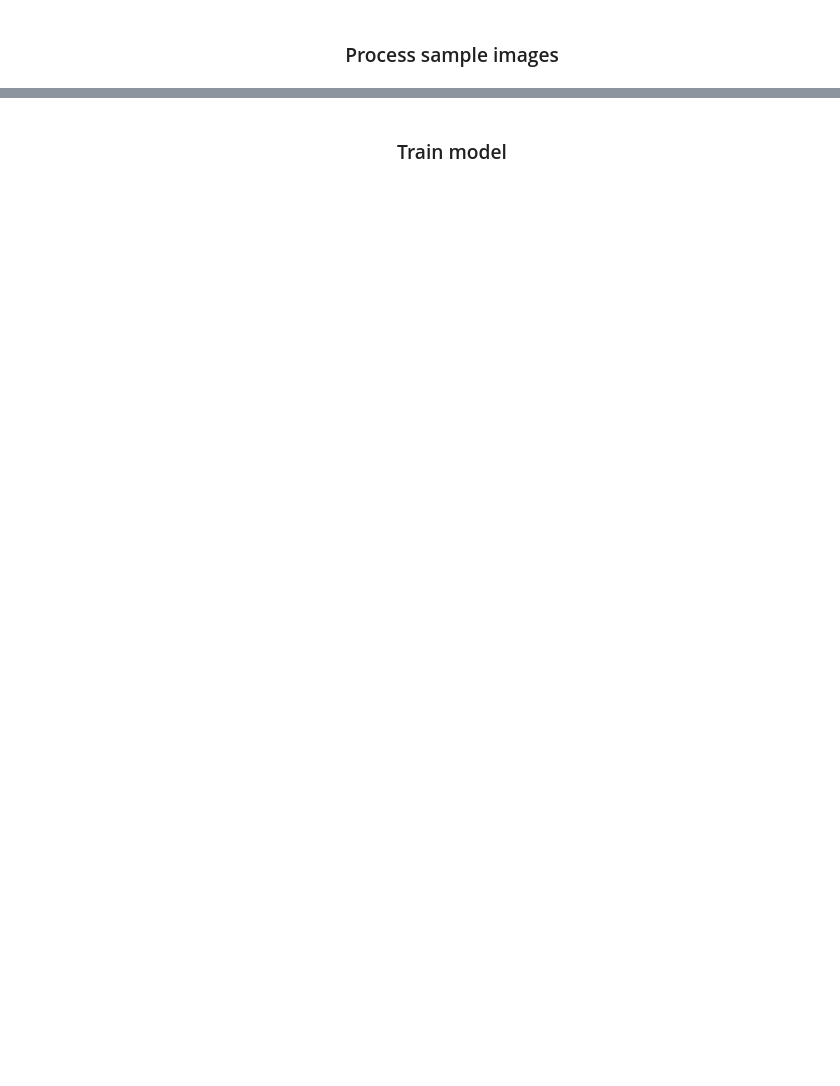
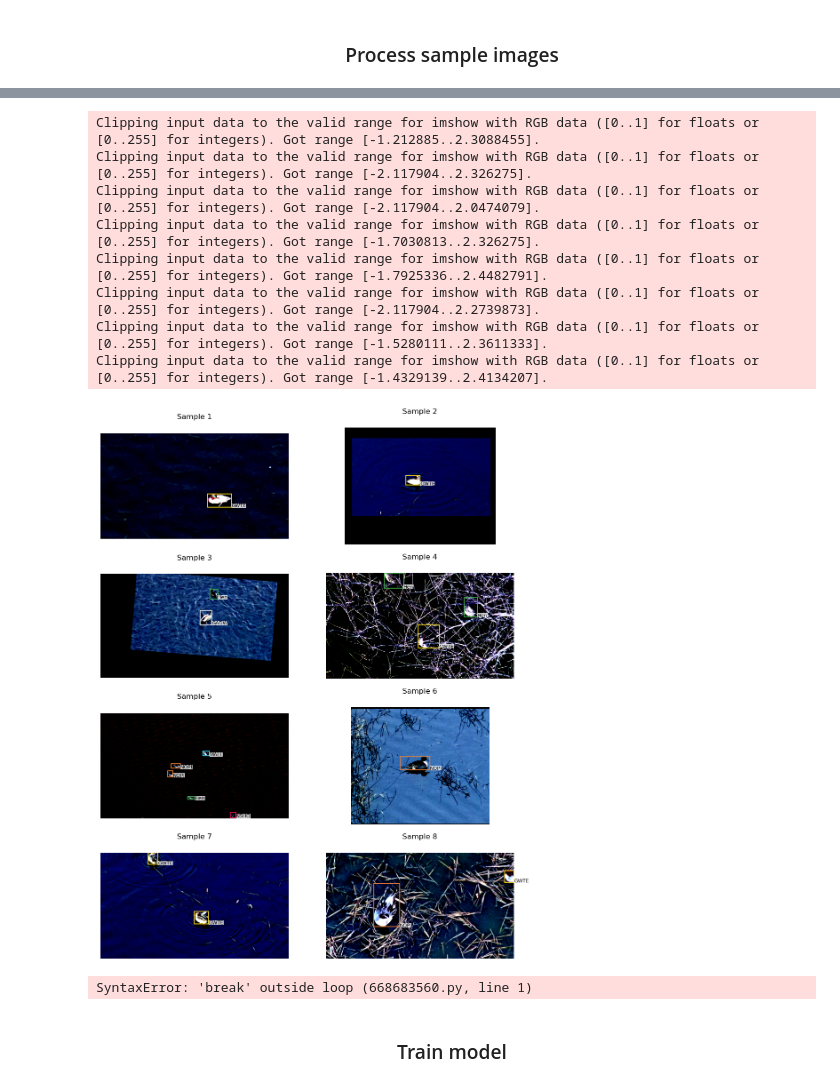
Before and after one commit to mkmitchell/DuckNet, a Jupyter notebook: supplemental/PackageExporter.ipynb, the cells around one changed output, grey strips where cells are left out. Cells and saved outputs as stored; diff of their text form; code cells hidden in the pictures; blank space fills up the shorter version.

```diff
--- a/supplemental/PackageExporter.ipynb
+++ b/supplemental/PackageExporter.ipynb
@@ -111,0 +236,2 @@ output {'boxes': tensor([[ 68.5479, 184.3041,  90.7941, 207.2784],
+# %%
+sample_dataloader = datasets.create_dataloader(sample_dataset, batch_size = 8, shuffle = True)
@@ -112,2 +242,26 @@ output {'boxes': tensor([[ 68.5479, 184.3041,  90.7941, 207.2784],
+# %%
+# Plot the all samples from batch in a grid of subplots.
+plt.figure(figsize = (12, 32))
+for i in range(8):
+    ax = plt.subplot(8, 2, 1 + i)
+    plot_detections(images[i], targets[i]['boxes'], targets[i]['labels'], ax = ax)
+    plt.axis('off')
+    plt.title(f"Sample {i + 1}")
+
+plt.show()
+# %% [output]
+Clipping input data to the valid range for imshow with RGB data ([0..1] for floats or [0..255] for integers). Got range [-1.212885..2.3088455].
+Clipping input data to the valid range for imshow with RGB data ([0..1] for floats or [0..255] for integers). Got range [-2.117904..2.326275].
+Clipping input data to the valid range for imshow with RGB data ([0..1] for floats or [0..255] for integers). Got range [-2.117904..2.0474079].
+Clipping input data to the valid range for imshow with RGB data ([0..1] for floats or [0..255] for integers). Got range [-1.7030813..2.326275].
+Clipping input data to the valid range for imshow with RGB data ([0..1] for floats or [0..255] for integers). Got range [-1.7925336..2.4482791].
+Clipping input data to the valid range for imshow with RGB data ([0..1] for floats or [0..255] for integers). Got range [-2.117904..2.2739873].
+Clipping input data to the valid range for imshow with RGB data ([0..1] for floats or [0..255] for integers). Got range [-1.5280111..2.3611333].
+Clipping input data to the valid range for imshow with RGB data ([0..1] for floats or [0..255] for integers). Got range [-1.4329139..2.4134207].
+[figure, added]
+# %%
+break
+# %% [output]
+SyntaxError: 'break' outside loop (668683560.py, line 1)
 # %% [markdown]
 ### <center>Train model</center>
```
Also changed, not shown: parts of 27 cells of this notebook.
